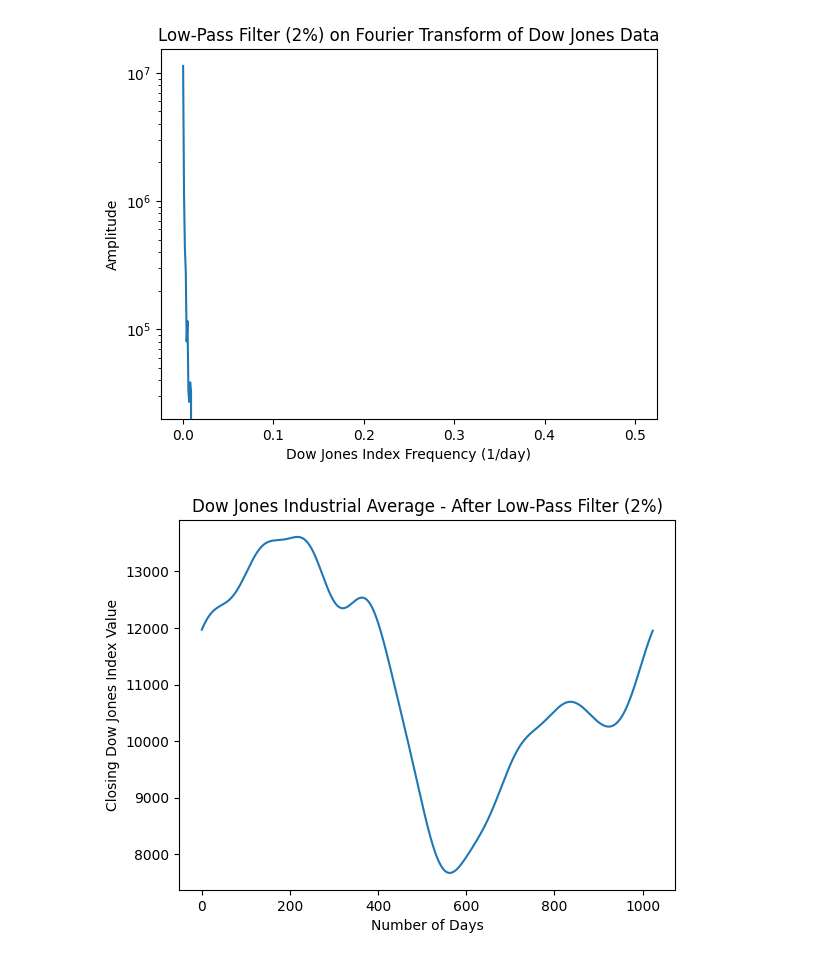
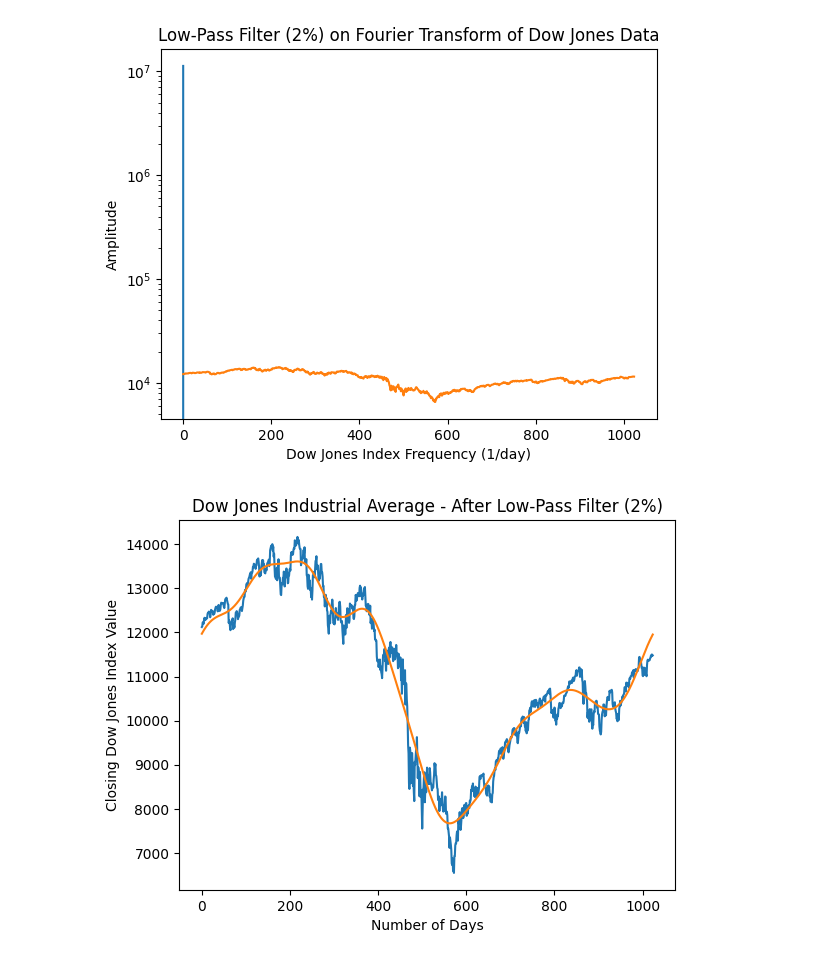
Before and after one commit to ndh3286-dev/CompPhys_HW, a Jupyter notebook: HW3/2.ipynb, the cells around one changed output. Saved outputs shown, nothing was run; the diff lists cells and outputs as text; code cells hidden in the pictures.

```diff
--- a/HW3/2.ipynb
+++ b/HW3/2.ipynb
@@ -33,10 +33,11 @@ with open("dow.txt") as f:
     plt.show()
 
     y =  np.fft.irfft(amps, n=len(data))
-    plt.plot(y, label="Original")
+    plt.plot(data, label="Original Data")
+    plt.plot(y, label="Filtered Data")
     plt.xlabel("Number of Days")
     plt.ylabel("Closing Dow Jones Index Value")
-    plt.title("Dow Jones Industrial Average - After Low-Pass Filter (10%)")
+    plt.title("DOW Jones Data After Low-Pass Filter (10%)")
     plt.show()
 
 with open("dow.txt") as f:
@@ -56,6 +57,8 @@ with open("dow.txt") as f:
     plt.show()
     amps[int(len(amps)*0.02):] = 0
     plt.plot(freqs[:len(freqs)//2], np.abs(amps[:len(amps) - 1]))
+    plt.plot(data, label="Original DOW Jones Data")
+
     plt.yscale('log')
     plt.xlabel("Dow Jones Index Frequency (1/day)")
     plt.ylabel("Amplitude")
@@ -63,7 +66,8 @@ with open("dow.txt") as f:
     plt.show()
 
     y =  np.fft.irfft(amps, n=len(data))
-    plt.plot(y, label="Original")
+    plt.plot(data, label="Original Data")
+    plt.plot(y, label="Filtered Data")
     plt.xlabel("Number of Days")
     plt.ylabel("Closing Dow Jones Index Value")
     plt.title("Dow Jones Industrial Average - After Low-Pass Filter (2%)")
@@ -76,4 +80,4 @@ with open("dow.txt") as f:
 [figure]
 [figure]
-[figure, old version]
+[figure, new version]
-[figure, old version]
+[figure, new version]
```
Also changed, not shown: parts of 1 cell of this notebook, 1 other file.
